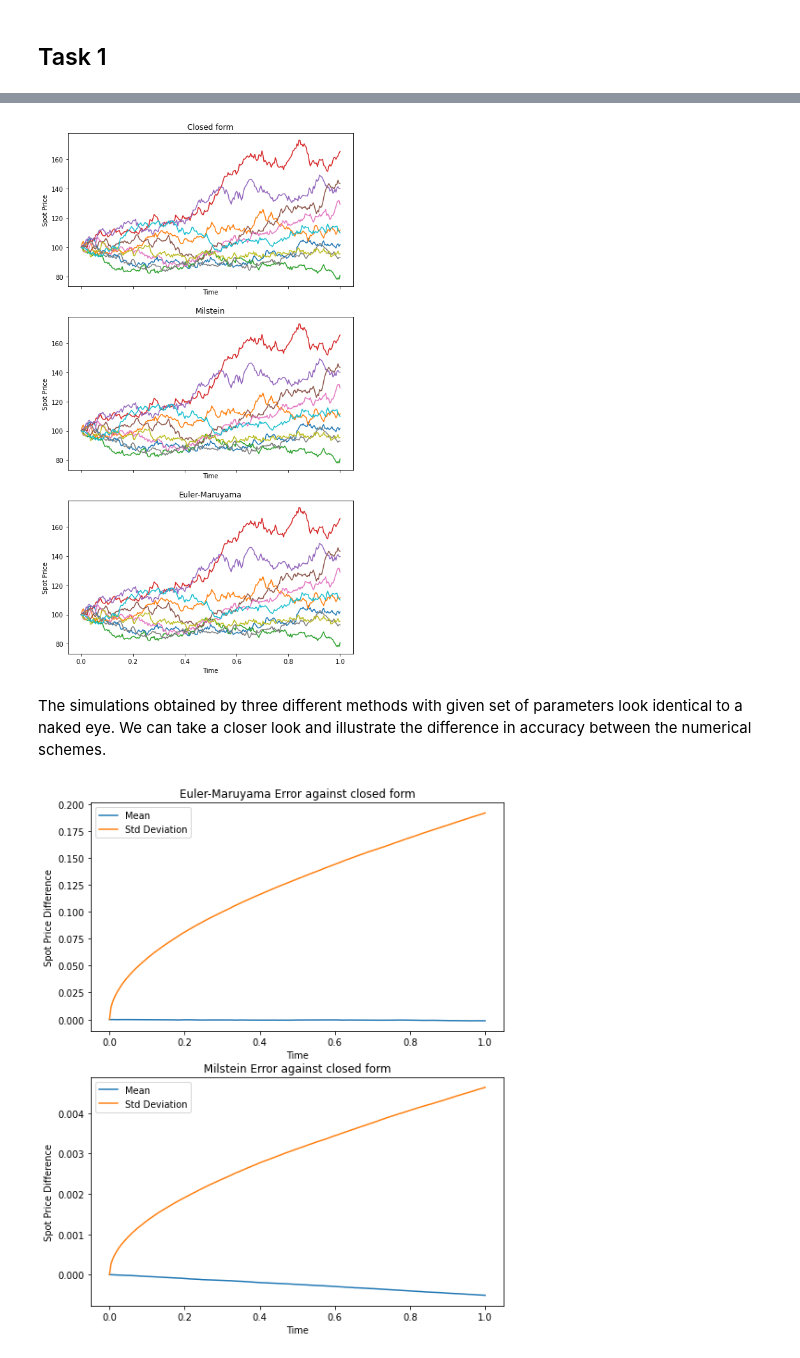
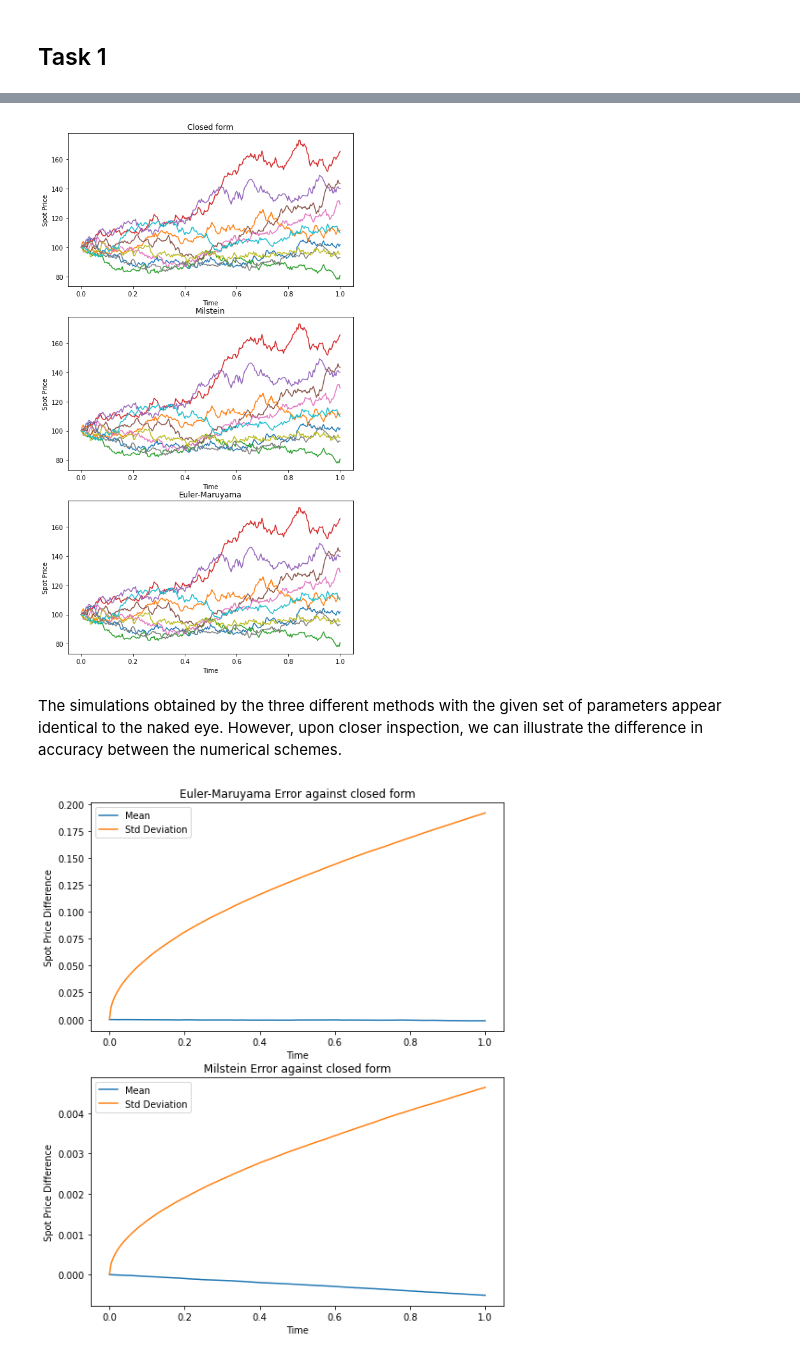
Before and after one commit to akaufman22/CQF, a Jupyter notebook: M3/Exam.ipynb, the cells around one changed output, grey strips where cells are left out. Drawn from its saved outputs; the diff is of its cells as text; code cells hidden in the pictures.

```diff
--- a/M3/Exam.ipynb
+++ b/M3/Exam.ipynb
@@ -75,19 +84,19 @@ day_count = 252
 # %%
-figure, axes = plt.subplots(3, 1, figsize=(8,15), sharex=True)
+figure, axes = plt.subplots(3, 1, figsize=(8,15))
 simulations = [GBM(T, day_count, r, sigma, S_0, 10, random_state=42).T,
                GBM_M(T, day_count, r, sigma, S_0, 10, random_state=42).T,
                GBM_EM(T, day_count, r, sigma, S_0, 10, random_state=42).T]
 schemes = ['Closed form', 'Milstein', 'Euler-Maruyama']
 for i, s in enumerate(simulations):
     axes[i].plot(np.linspace(0, T, day_count + 1), s)
     axes[i].set_title(schemes[i])
     axes[i].set_xlabel('Time')
     axes[i].set_ylabel('Spot Price')
 plt.show()
 # %% [output]
-[figure, old version]
+[figure, new version]
 # %% [markdown]
-The simulations obtained by three different methods with given set of parameters look identical to a naked eye. We can take a closer look and illustrate the difference in accuracy between the numerical schemes.
+The simulations obtained by the three different methods with the given set of parameters appear identical to the naked eye. However, upon closer inspection, we can illustrate the difference in accuracy between the numerical schemes.
 # %%
 simulations_cf = GBM(T, day_count, r, sigma, S_0, 100000, random_state=42).T
 simulations_em = GBM_EM(T, day_count, r, sigma, S_0, 100000, random_state=42).T
```
Also changed, not shown: parts of 42 cells of this notebook.
